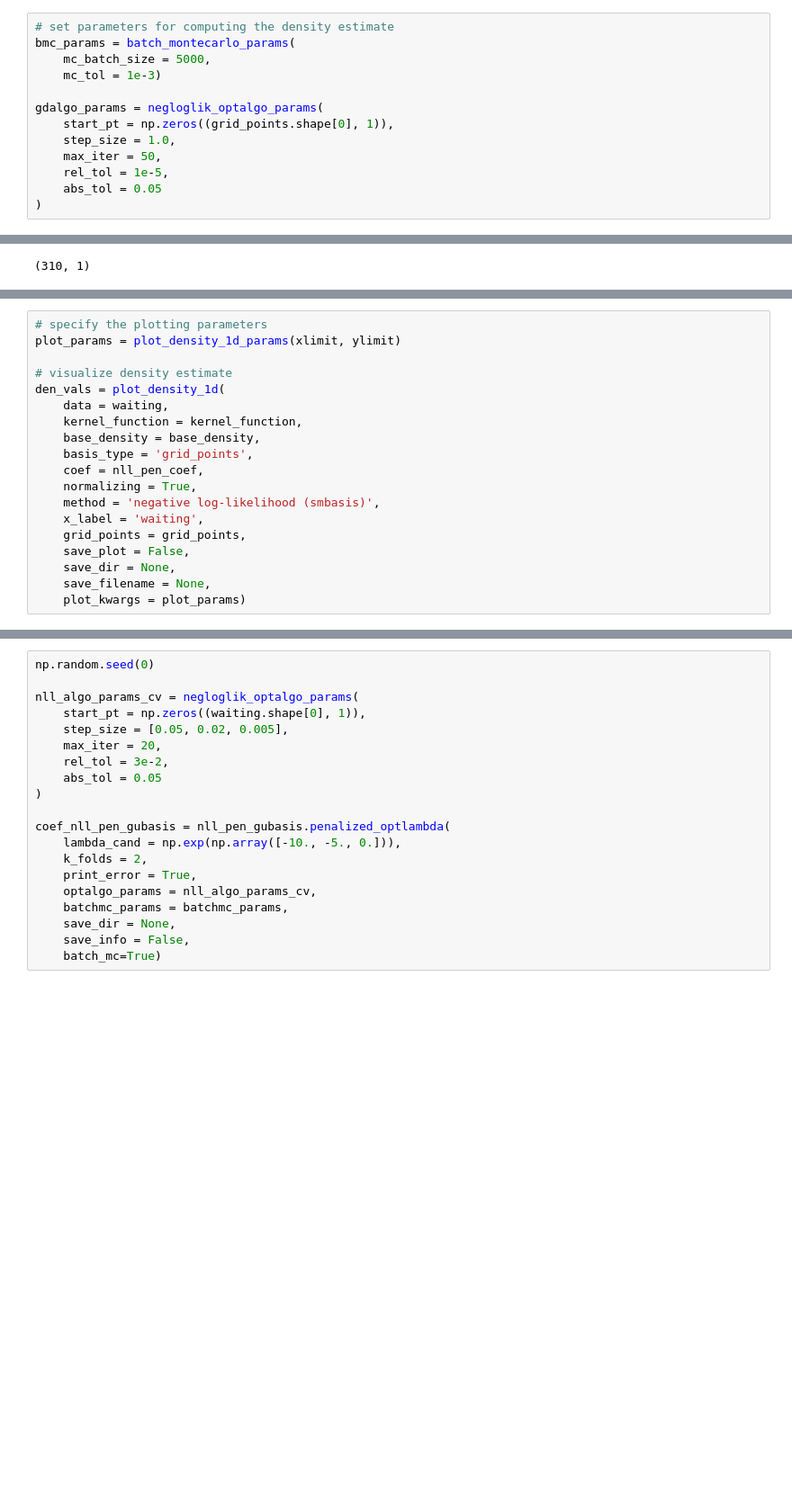
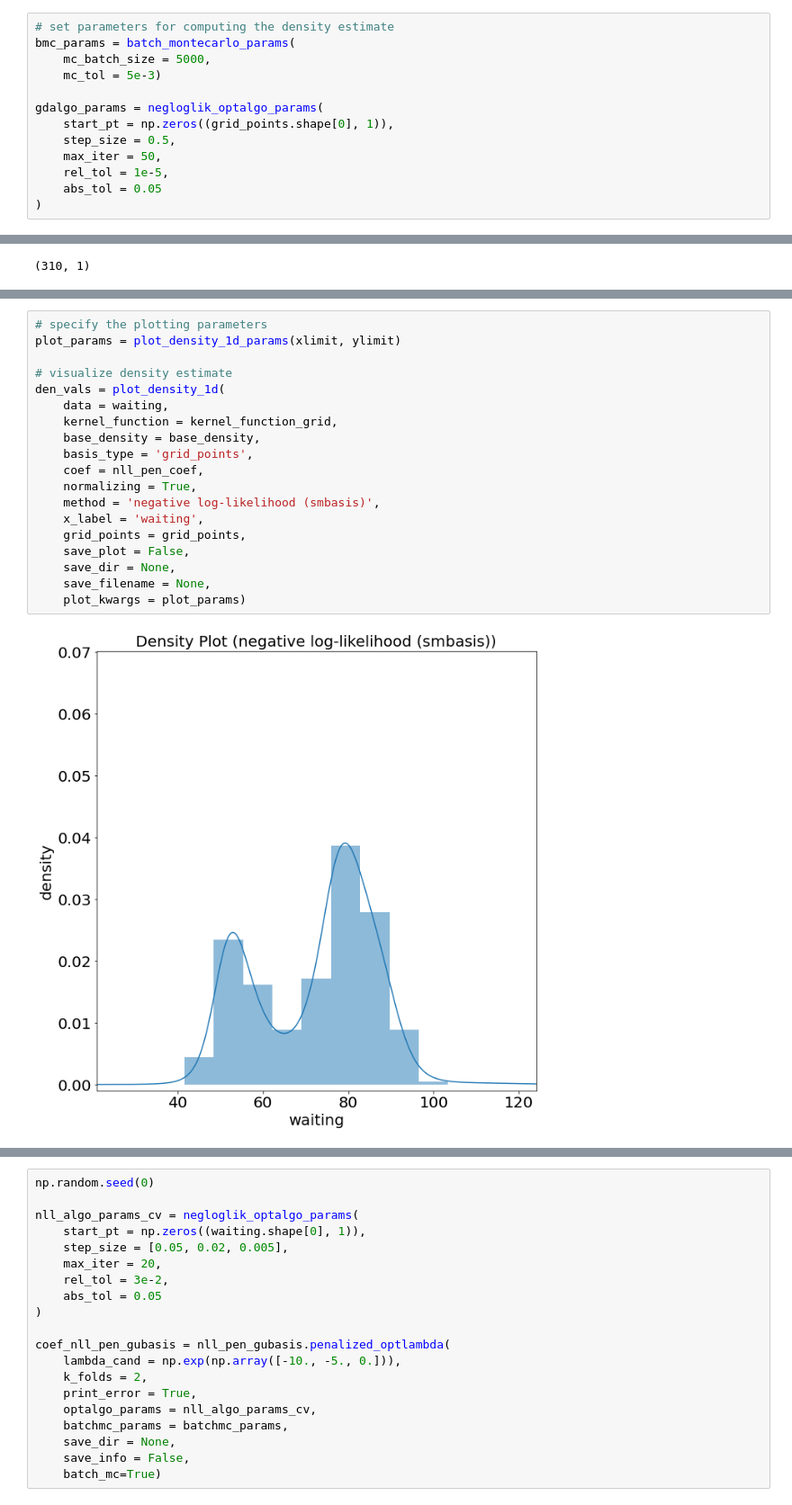
Before and after one commit to zhou-chenxi/dekef, a Jupyter notebook: examples/density_estimation_1d_geyser-Copy1.ipynb, the cells around one changed output, grey strips where cells are left out. Shown at 90% size. Cells and saved outputs as stored; diff of their text form; blank space fills up the shorter version.

```diff
--- a/examples/density_estimation_1d_geyser-Copy1.ipynb
+++ b/examples/density_estimation_1d_geyser-Copy1.ipynb
@@ -141,11 +141,11 @@ In order to estimate density functions using the penalized negative log-likeliho
 # set parameters for computing the density estimate
 bmc_params = batch_montecarlo_params(
     mc_batch_size = 5000,
-    mc_tol = 1e-3)
+    mc_tol = 5e-3)
 
 gdalgo_params = negloglik_optalgo_params(
     start_pt = np.zeros((grid_points.shape[0], 1)),
-    step_size = 1.0,
+    step_size = 0.5,
     max_iter = 50,
     rel_tol = 1e-5,
     abs_tol = 0.05
@@ -200,19 +200,21 @@ KeyboardInterrupt:
 # %%
 # specify the plotting parameters
 plot_params = plot_density_1d_params(xlimit, ylimit)
 
 # visualize density estimate
 den_vals = plot_density_1d(
     data = waiting,
-    kernel_function = kernel_function,
+    kernel_function = kernel_function_grid,
     base_density = base_density,
     basis_type = 'grid_points',
     coef = nll_pen_coef,
     normalizing = True,
     method = 'negative log-likelihood (smbasis)',
     x_label = 'waiting',
     grid_points = grid_points,
     save_plot = False,
     save_dir = None,
     save_filename = None,
     plot_kwargs = plot_params)
+# %% [output]
+[figure, added]
```
Also changed, not shown: parts of 3 cells of this notebook.
